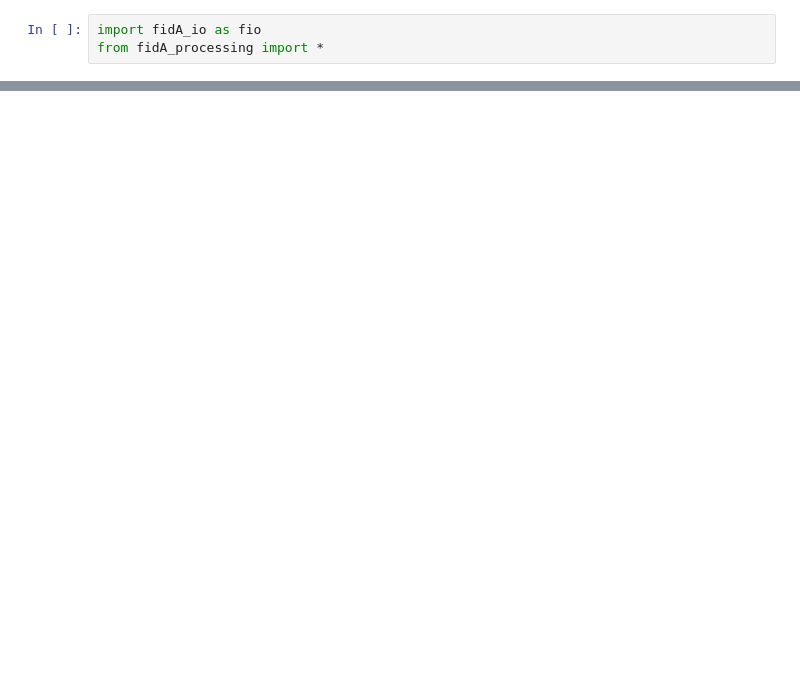
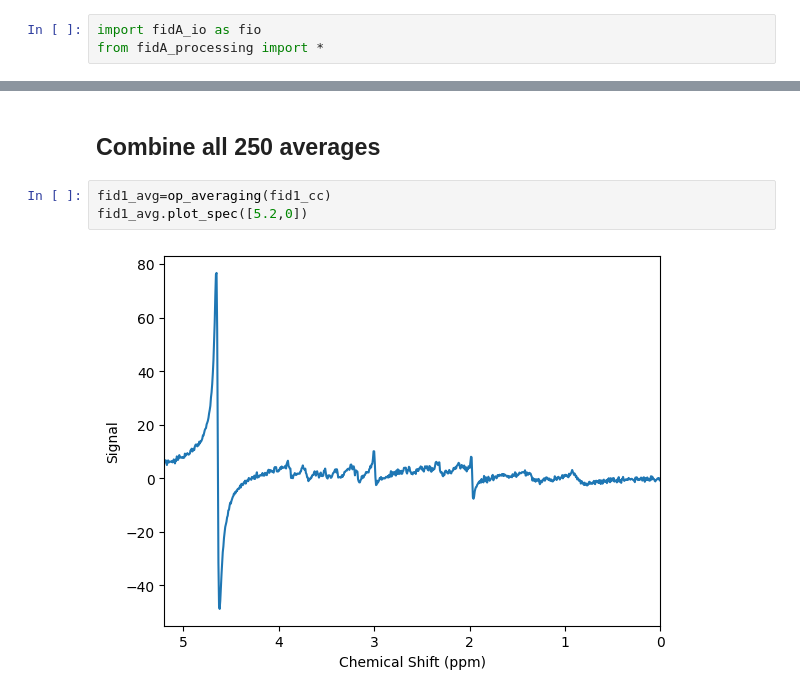
Before and after one commit to bailey-co/pyFID-A-for-binder, a Jupyter notebook: MRS_processing.ipynb, the cells around one changed output, grey strips where cells are left out. Drawn from its saved outputs; the diff is of its cells as text; blank space fills up the shorter version.

```diff
--- a/MRS_processing.ipynb
+++ b/MRS_processing.ipynb
@@ -19,0 +37,7 @@ IndexError: too many indices for array: array is 2-dimensional, but 4 were index
+# %% [markdown]
+## Combine all 250 averages
+# %%
+fid1_avg=op_averaging(fid1_cc)
+fid1_avg.plot_spec([5.2,0])
+# %% [output]
+[figure, added]
```
Also changed, not shown: parts of 8 cells of this notebook.
